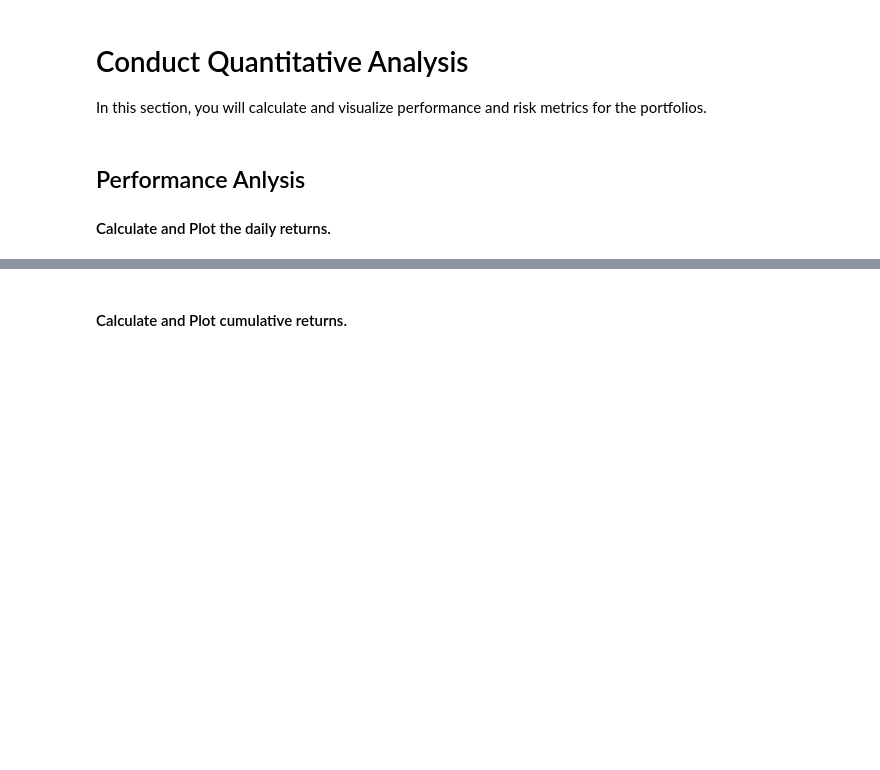
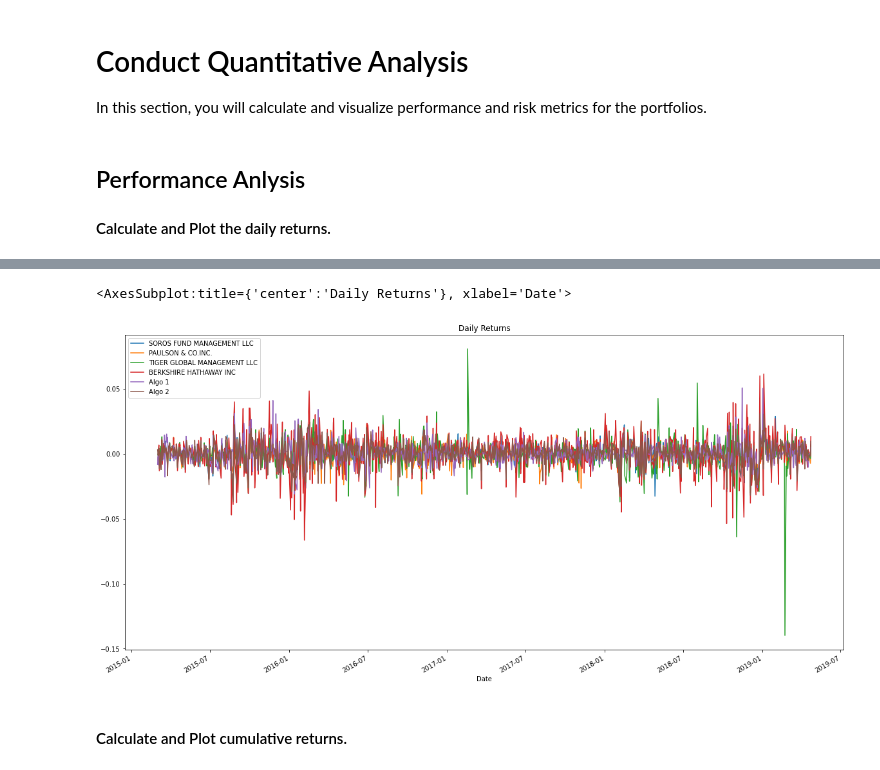
Before and after one commit to JamelBoyer/J_Boyer_Bootcamp, a Jupyter notebook: 02-Homework/04-Pandas/Instructions/Starter_Code/whale_analysis.ipynb, the cells around one changed output, grey strips where cells are left out. Saved outputs shown, nothing was run; the diff lists cells and outputs as text; code cells hidden in the pictures; blank space fills up the shorter version.

```diff
--- a/02-Homework/04-Pandas/Instructions/Starter_Code/whale_analysis.ipynb
+++ b/02-Homework/04-Pandas/Instructions/Starter_Code/whale_analysis.ipynb
@@ -30,7 +30,7 @@ Read the Whale Portfolio daily returns and clean the data
 # %%
 # Reading whale returns
 whale_data = Path("Resources\whale_returns.csv")
-whale_returns = pd.read_csv(whale_data, index_col="Date")
+whale_returns = pd.read_csv(whale_data, index_col="Date", parse_dates=True, infer_datetime_format=True)
 whale_returns.head()
 # %% [output]
 |  | SOROS FUND MANAGEMENT LLC | PAULSON & CO.INC. | TIGER GLOBAL MANAGEMENT LLC | BERKSHIRE HATHAWAY INC |
@@ -242,3 +243,5 @@ data_frame.head()
 ## Combine Whale, Algorithmic, and S&P 500 Returns
 # %%
 # Join Whale Returns, Algorithmic Returns, and the S&P 500 Returns into a single DataFrame with columns for each portfolio's returns.
+df = pd.concat([whale_returns, algo_returns,sp500_Closing_Prices], axis = "columns",join = "inner")
+print(df)
@@ -257,3 +301,8 @@ In this section, you will calculate and visualize performance and risk metrics f
+# %%
+df.plot(title="Daily Returns" , figsize=(20,10))
+# %% [output]
+<AxesSubplot:title={'center':'Daily Returns'}, xlabel='Date'>
+[figure, added]
 # %% [markdown]
 #### Calculate and Plot cumulative returns.
 # %%
```
Also changed, not shown: parts of 12 cells of this notebook, 2 other files.
